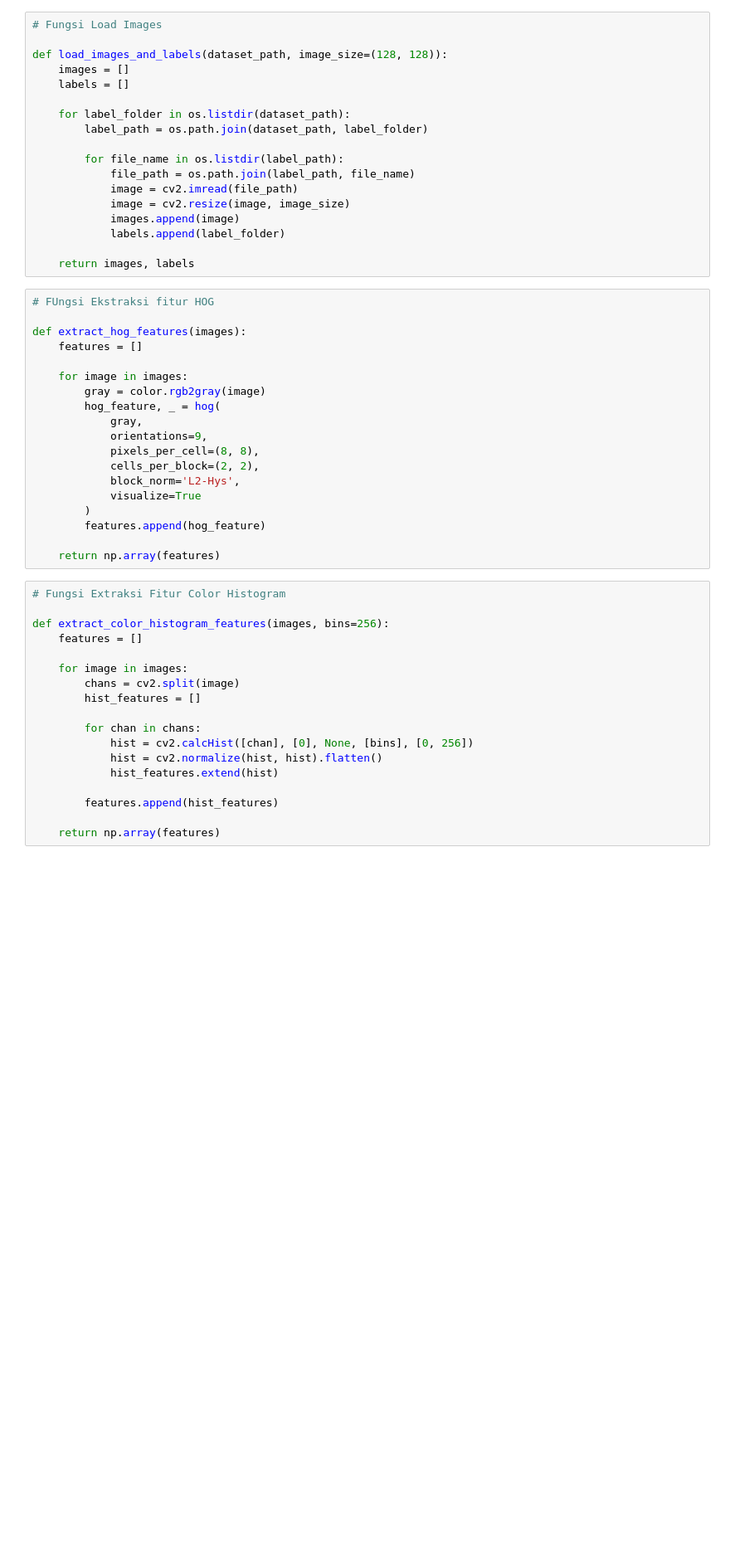
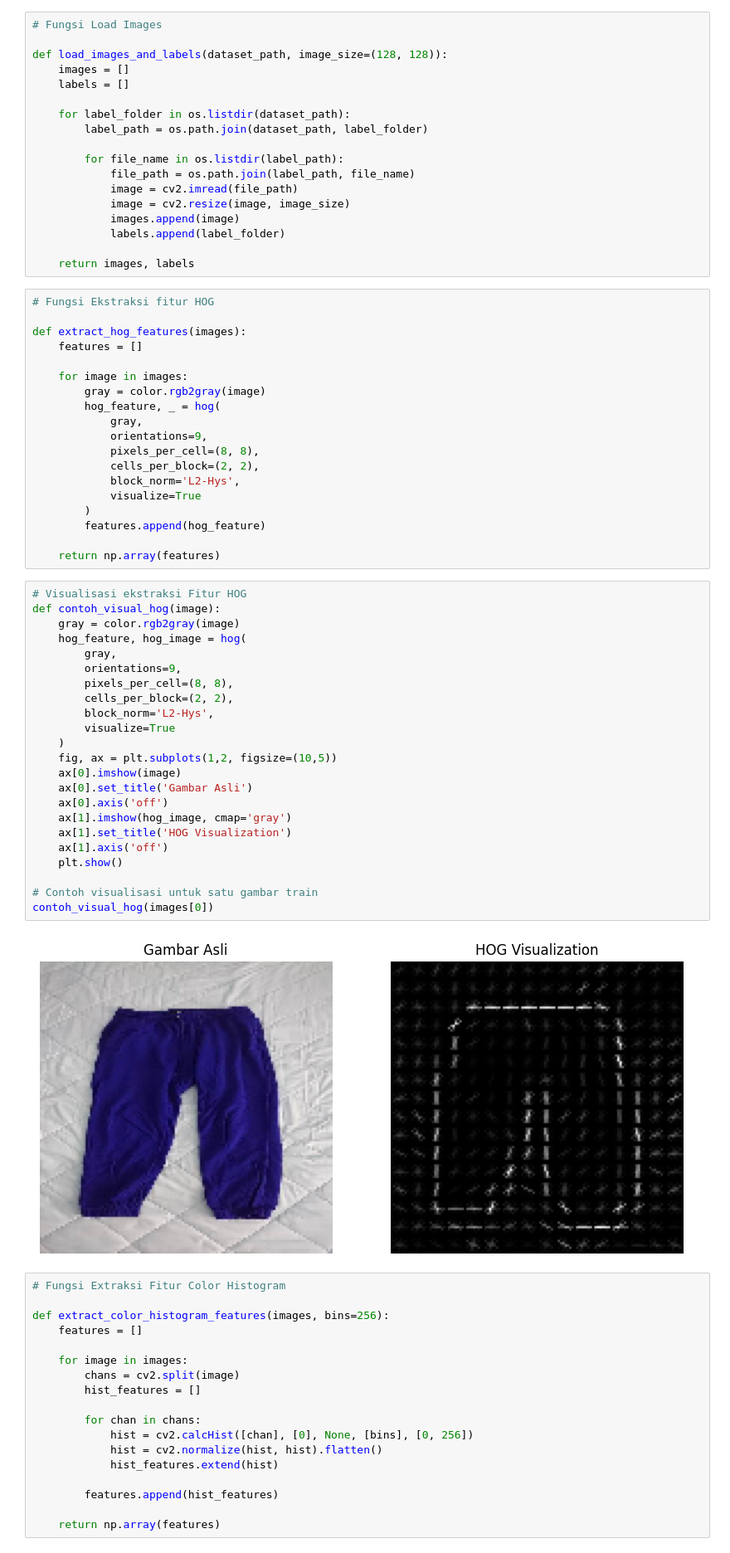
Before and after one commit to Auxesia23/klasifikasi_pakaian, a Jupyter notebook: main.ipynb, the cells around one changed output. Shown at 83% size. Saved outputs shown, nothing was run; the diff lists cells and outputs as text; blank space fills up the shorter version.

Commit message:
add data visualization

```diff
--- a/main.ipynb
+++ b/main.ipynb
@@ -37,7 +38,7 @@ def load_images_and_labels(dataset_path, image_size=(128, 128)):
 
     return images, labels
 # %%
-# FUngsi Ekstraksi fitur HOG
+# Fungsi Ekstraksi fitur HOG
 
 def extract_hog_features(images):
     features = []
@@ -55,6 +56,31 @@ def extract_hog_features(images):
         features.append(hog_feature)
 
     return np.array(features)
+# %%
+# Visualisasi ekstraksi Fitur HOG
+def contoh_visual_hog(image):
+    gray = color.rgb2gray(image)
+    hog_feature, hog_image = hog(
+        gray,
+        orientations=9,
+        pixels_per_cell=(8, 8),
+        cells_per_block=(2, 2),
+        block_norm='L2-Hys',
+        visualize=True
+    )
+    fig, ax = plt.subplots(1,2, figsize=(10,5))
+    ax[0].imshow(image)
+    ax[0].set_title('Gambar Asli')
+    ax[0].axis('off')
+    ax[1].imshow(hog_image, cmap='gray')
+    ax[1].set_title('HOG Visualization')
+    ax[1].axis('off')
+    plt.show()
+
+# Contoh visualisasi untuk satu gambar train
+contoh_visual_hog(images[0])
+# %% [output]
+[figure, added]
 # %%
 # Fungsi Extraksi Fitur Color Histogram
 
```
Also changed, not shown: parts of 8 cells of this notebook.
